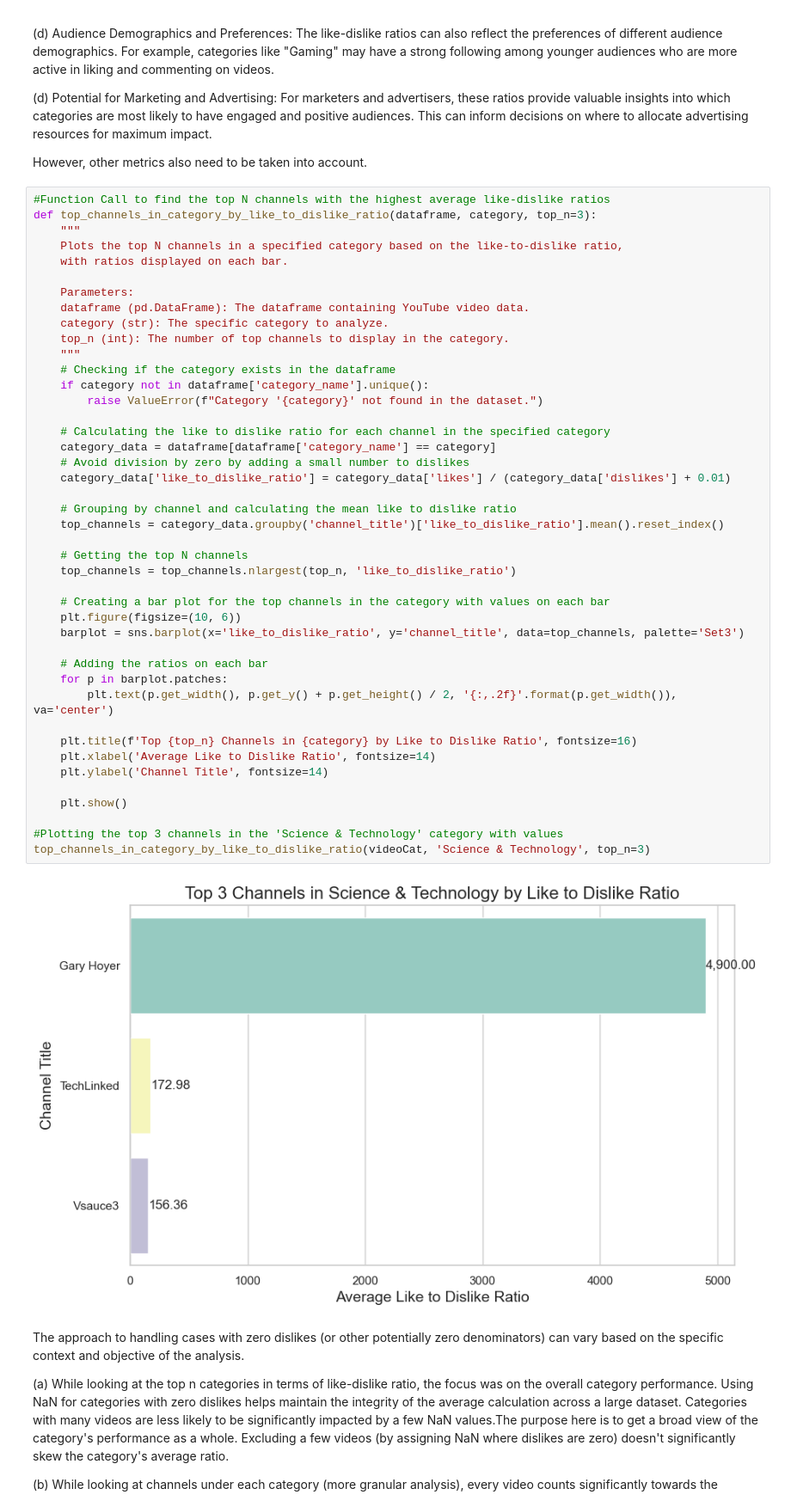
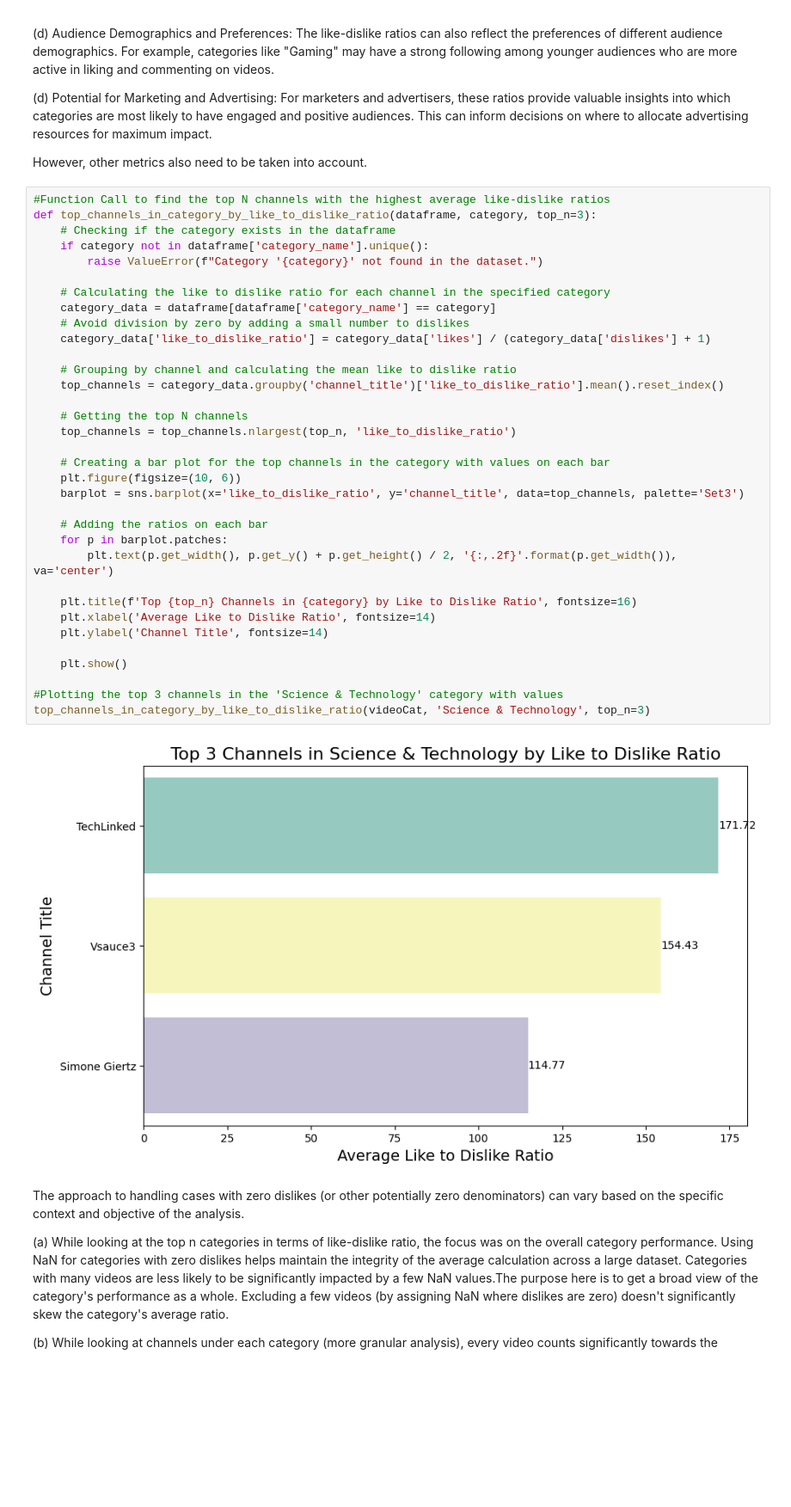
Before and after one commit to aishpatil655/Trending_youtube_Video, a Jupyter notebook: Factor Affecting youtube Videos.ipynb, the cells around one changed output. Shown at 86% size. Saved outputs shown, nothing was run; the diff lists cells and outputs as text; blank space fills up the shorter version.

Commit message:
Changes in likes to dislike formula calculation

```diff
--- a/Factor Affecting youtube Videos.ipynb
+++ b/Factor Affecting youtube Videos.ipynb
@@ -1712,48 +1695,39 @@ However, other metrics also need to be taken into account.
 # %%
 #Function Call to find the top N channels with the highest average like-dislike ratios
 def top_channels_in_category_by_like_to_dislike_ratio(dataframe, category, top_n=3):
-    """
-    Plots the top N channels in a specified category based on the like-to-dislike ratio,
-    with ratios displayed on each bar.
-
-    Parameters:
-    dataframe (pd.DataFrame): The dataframe containing YouTube video data.
-    category (str): The specific category to analyze.
-    top_n (int): The number of top channels to display in the category.
-    """
     # Checking if the category exists in the dataframe
     if category not in dataframe['category_name'].unique():
         raise ValueError(f"Category '{category}' not found in the dataset.")
 
     # Calculating the like to dislike ratio for each channel in the specified category
     category_data = dataframe[dataframe['category_name'] == category]
     # Avoid division by zero by adding a small number to dislikes
-    category_data['like_to_dislike_ratio'] = category_data['likes'] / (category_data['dislikes'] + 0.01)
+    category_data['like_to_dislike_ratio'] = category_data['likes'] / (category_data['dislikes'] + 1)
 
     # Grouping by channel and calculating the mean like to dislike ratio
     top_channels = category_data.groupby('channel_title')['like_to_dislike_ratio'].mean().reset_index()
 
     # Getting the top N channels
     top_channels = top_channels.nlargest(top_n, 'like_to_dislike_ratio')
 
     # Creating a bar plot for the top channels in the category with values on each bar
     plt.figure(figsize=(10, 6))
     barplot = sns.barplot(x='like_to_dislike_ratio', y='channel_title', data=top_channels, palette='Set3')
 
     # Adding the ratios on each bar
     for p in barplot.patches:
         plt.text(p.get_width(), p.get_y() + p.get_height() / 2, '{:,.2f}'.format(p.get_width()), va='center')
 
     plt.title(f'Top {top_n} Channels in {category} by Like to Dislike Ratio', fontsize=16)
     plt.xlabel('Average Like to Dislike Ratio', fontsize=14)
     plt.ylabel('Channel Title', fontsize=14)
 
     plt.show()
 
 #Plotting the top 3 channels in the 'Science & Technology' category with values
 top_channels_in_category_by_like_to_dislike_ratio(videoCat, 'Science & Technology', top_n=3)
 # %% [output]
-[figure, old version]
+[figure, new version]
 # %% [markdown]
 The approach to handling cases with zero dislikes (or other potentially zero denominators) can vary based on the specific context and objective of the analysis.
 
```
Also changed, not shown: parts of 5 cells of this notebook.
